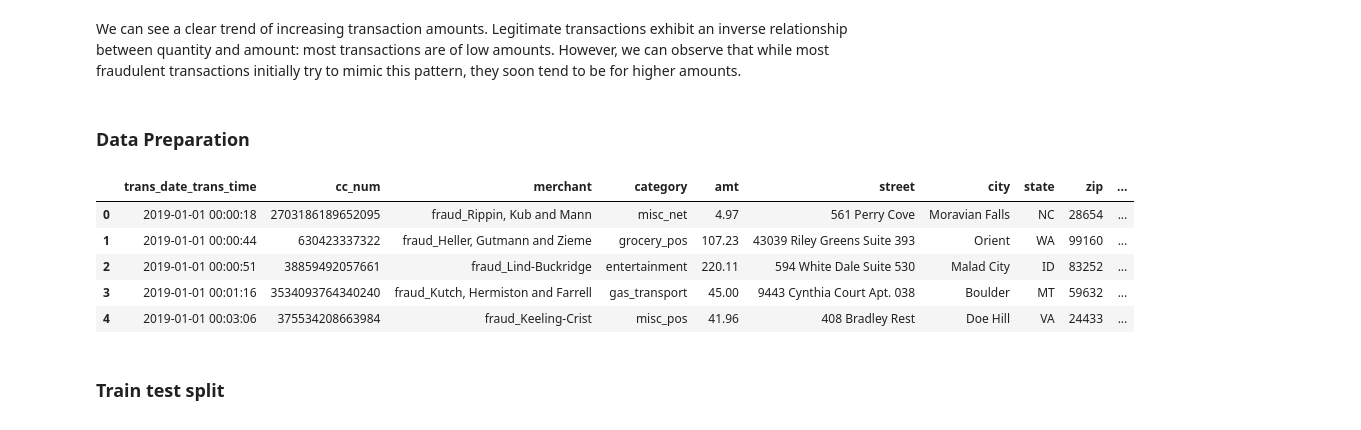
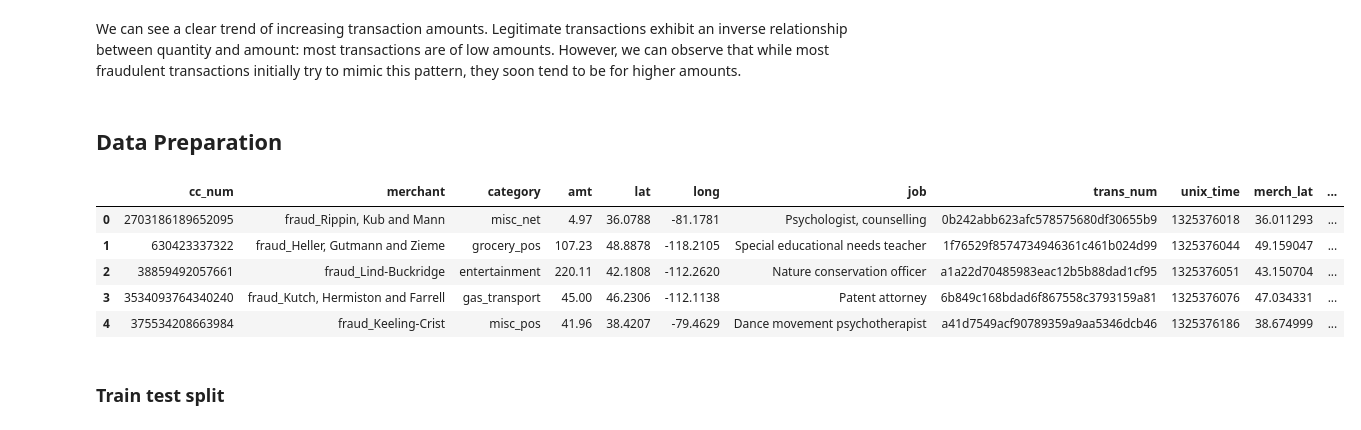
Before and after one commit to RemorI/creditcard-fraud-detection, a Jupyter notebook: fraud-detection.ipynb, the cells around one changed output. Drawn from its saved outputs; the diff is of its cells as text; code cells hidden in the pictures.

```diff
--- a/fraud-detection.ipynb
+++ b/fraud-detection.ipynb
@@ -143,7 +149,7 @@ plt.show()
 # %% [markdown]
 We can see a clear trend of increasing transaction amounts. Legitimate transactions exhibit an inverse relationship between quantity and amount: most transactions are of low amounts. However, we can observe that while most fraudulent transactions initially try to mimic this pattern, they soon tend to be for higher amounts.
 # %% [markdown]
-### Data Preparation
+## Data Preparation
 # %%
 df = raw_df.copy()
 df.drop_duplicates(inplace=True)
@@ -151,19 +157,28 @@ df.drop_duplicates(inplace=True)
 #df.info()
 # %%
 to_drop = ['Unnamed: 0',
+           'trans_date_trans_time',
            'first',
            'last',
            'gender',
+           'street',
+           'city',
+           'state',
+           'zip',
            'city_pop',
-           'merch_lat',
-           'merch_long']
+           'dob']
 df.drop(to_drop, inplace=True, axis=1)
+df.head()
+# %% [output]
+|  | cc_num | merchant | category | amt | lat | long | job | trans_num | unix_time | merch_lat | ... |
+| 0 | 2703186189652095 | fraud_Rippin, Kub and Mann | misc_net | 4.97 | 36.0788 | -81.1781 | Psychologist, counselling | 0b242abb623afc578575680df30655b9 | 1325376018 | 36.011293 | ... |
+| 1 | 630423337322 | fraud_Heller, Gutmann and Zieme | grocery_pos | 107.23 | 48.8878 | -118.2105 | Special educational needs teacher | 1f76529f8574734946361c461b024d99 | 1325376044 | 49.159047 | ... |
+| 2 | 38859492057661 | fraud_Lind-Buckridge | entertainment | 220.11 | 42.1808 | -112.2620 | Nature conservation officer | a1a22d70485983eac12b5b88dad1cf95 | 1325376051 | 43.150704 | ... |
+| 3 | 3534093764340240 | fraud_Kutch, Hermiston and Farrell | gas_transport | 45.00 | 46.2306 | -112.1138 | Patent attorney | 6b849c168bdad6f867558c3793159a81 | 1325376076 | 47.034331 | ... |
+| 4 | 375534208663984 | fraud_Keeling-Crist | misc_pos | 41.96 | 38.4207 | -79.4629 | Dance movement psychotherapist | a41d7549acf90789359a9aa5346dcb46 | 1325376186 | 38.674999 | ... |
 # %%
-df.head()
+encoder = LabelEncoder()
+df["merchant"] = encoder.fit_transform(df["merchant"])
+df["category"] = encoder.fit_transform(df["category"])
+df["job"] = encoder.fit_transform(df["job"])
+df["trans_num"] = encoder.fit_transform(df["trans_num"])
-# %% [output]
-|  | trans_date_trans_time | cc_num | merchant | category | amt | street | city | state | zip | ... |
-| 0 | 2019-01-01 00:00:18 | 2703186189652095 | fraud_Rippin, Kub and Mann | misc_net | 4.97 | 561 Perry Cove | Moravian Falls | NC | 28654 | ... |
-| 1 | 2019-01-01 00:00:44 | 630423337322 | fraud_Heller, Gutmann and Zieme | grocery_pos | 107.23 | 43039 Riley Greens Suite 393 | Orient | WA | 99160 | ... |
-| 2 | 2019-01-01 00:00:51 | 38859492057661 | fraud_Lind-Buckridge | entertainment | 220.11 | 594 White Dale Suite 530 | Malad City | ID | 83252 | ... |
-| 3 | 2019-01-01 00:01:16 | 3534093764340240 | fraud_Kutch, Hermiston and Farrell | gas_transport | 45.00 | 9443 Cynthia Court Apt. 038 | Boulder | MT | 59632 | ... |
-| 4 | 2019-01-01 00:03:06 | 375534208663984 | fraud_Keeling-Crist | misc_pos | 41.96 | 408 Bradley Rest | Doe Hill | VA | 24433 | ... |
```
Also changed, not shown: parts of 9 cells of this notebook.
